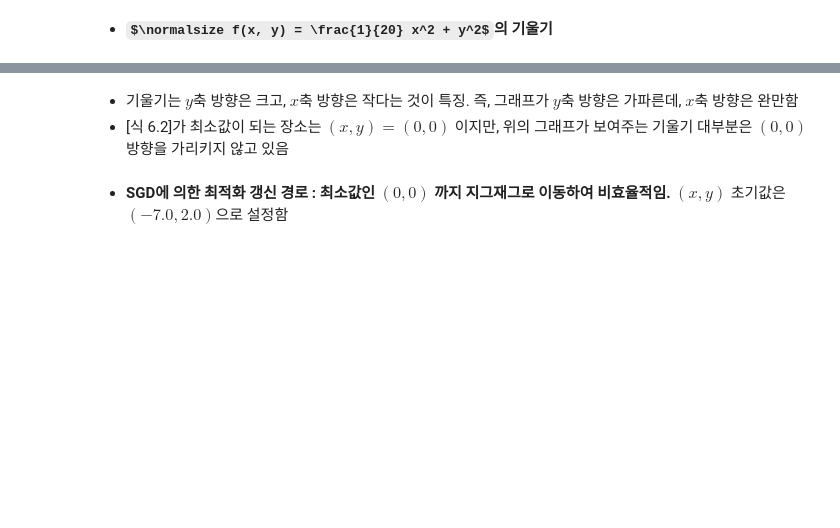
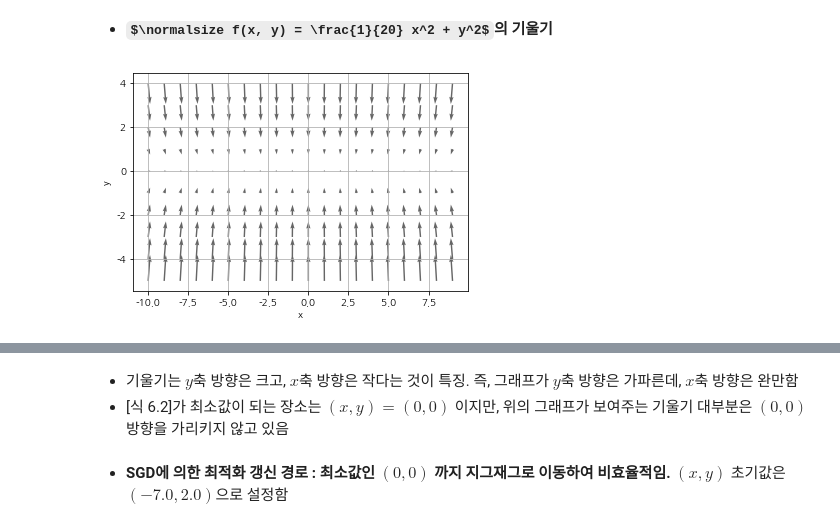
Before and after one commit to cloudallera/deep-learning-from-scratch, a Jupyter notebook: _mystudy/06_training_techniques.ipynb, the cells around one changed output, grey strips where cells are left out. Saved outputs shown, nothing was run; the diff lists cells and outputs as text; code cells hidden in the pictures; some formulas as TeX source; blank space fills up the shorter version.

```diff
--- a/_mystudy/06_training_techniques.ipynb
+++ b/_mystudy/06_training_techniques.ipynb
@@ -99,0 +140,32 @@ train_acc, test_acc : 0.920, 0.925
+# %%
+# [식 6-2]의 기울기 구현 (기울기에 마이너스를 붙인 벡터의 그래프) ---- [그림 6-3]
+def gradient(X):
+    grads = np.zeros_like(X)        # (2, 200)
+
+    # f(x, y) = 1/20 * x^2 + y^2의 편도함수 수치 미분 : ∂f/∂x = ( f(x+∆x, y) - f(x-∆x, y) ) / 2∆x,   ∂f/∂y = ( f(x, y+∆y) - f(x, y-∆y) ) / 2∆y
+    # f(x, y) = 1/20 * x^2 + y^2의 편도함수 해석적 미분
+    for idx in range(X[0].size):       # numpy 배열을 크게
+        # df/dx = x/10
+        grads[0] = (X[0] / 10.0) * 10       # 결과를 적당하게 키우기 위해 10을 곱함
+
+        # df/dy = 2y
+        grads[1] = (2.0 * X[1]) * 10          # 결과를 적당하게 키우기 위해 10(df/dx에 곱해준 값과 동일한 값)을 곱함
+
+    return grads
+
+x = np.arange(-10, 10, 1)       # (20, )       # 기울기를 화면에 그리기 위해서는 x와 y의 데이터 차원이 너무 크면 안됨(화살표가 너무 많아짐)
+y = np.arange(-5, 5, 1)           # (10, )
+X, Y = np.meshgrid(x, y)       # (10, 20)
+
+Xf = X.flatten()             # (200, )
+Yf = Y.flatten()             # (200, )
+
+grads = gradient(np.array([Xf, Yf]))      # (2, 200)
+
+plt.figure()
+plt.quiver(Xf, Yf, -grads[0], -grads[1], angles="xy", color="#666666")
+plt.xlabel('x')
+plt.ylabel('y')
+plt.grid()
+# %% [output]
+[figure, added]
```
Also changed, not shown: parts of 8 cells of this notebook, 1 other file.
